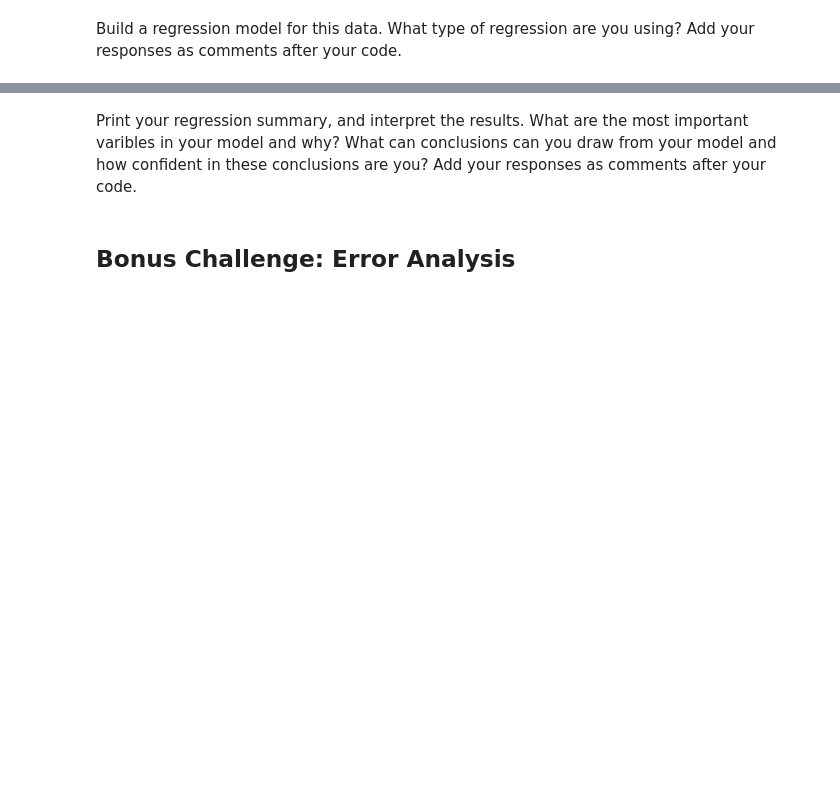
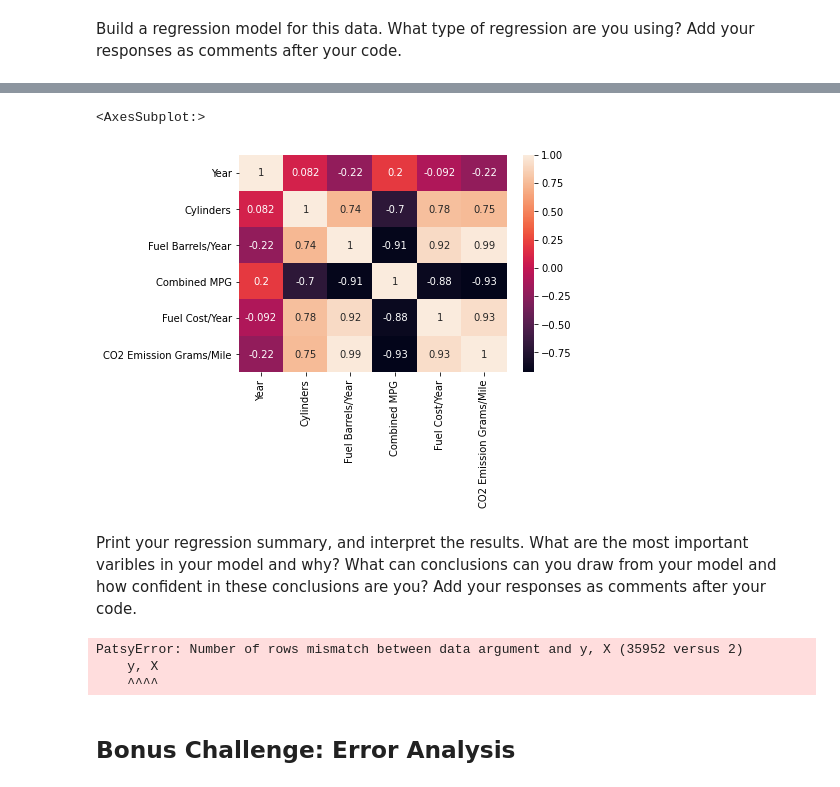
Before and after one commit to Ironhack-Data-Madrid-Febrero-2021/lab-regression-analysis, a Jupyter notebook: your-code.ipynb, the cells around one changed output, grey strips where cells are left out. Cells and saved outputs as stored; diff of their text form; code cells hidden in the pictures; blank space fills up the shorter version.

Commit message:
lab regression

```diff
--- a/your-code.ipynb
+++ b/your-code.ipynb
@@ -155,6 +155,7 @@ ax1.plot(df['Age'], model, lw=2)
 For the second part of this lab, we will use the vehicles.csv data set. You can find a copy of the dataset in the git hub folder. This dataset includes variables related to vehicle characteristics, including the model, make, and energy efficiency standards, as well as each car's CO2 emissions. As discussed in class the goal of this exercise is to predict vehicles' CO2 emissions based on several independent variables.
 # %%
 # Import any libraries you may need & the data
+df_vehicles = pd.read_csv('../lab-regression-analysis/vehicles.csv')
 # %% [markdown]
 Let's use the following variables for our analysis: Year, Cylinders, Fuel Barrels/Year, Combined MPG, and Fuel Cost/Year. We will use 'CO2 Emission Grams/Mile' as our outcome variable.
 
@@ -163,0 +163,2 @@ Calculate the correlations between each of these variables and the outcome. Whic
+# %%
+vehicles = df_vehicles[['Year', 'Cylinders', 'Fuel Barrels/Year', 'Combined MPG', 'Fuel Cost/Year', 'CO2 Emission Grams/Mile']]
@@ -167,0 +186,5 @@ Build a regression model for this data. What type of regression are you using? A
+# %%
+sns.heatmap(vehicles.corr(), annot=True)
+# %% [output]
+<AxesSubplot:>
+[figure, added]
@@ -172,3 +199,13 @@ Print your regression summary, and interpret the results. What are the most impo
+# %%
+X = vehicles["CO2 Emission Grams/Mile"]
+y = vehicles["Fuel Barrels/Year"]
+
+car_predictions = smf.ols('y, X', data=vehicles).fit()
+car_predictions.summary()
+# %% [output]
+PatsyError: Number of rows mismatch between data argument and y, X (35952 versus 2)
+    y, X
+    ^^^^
 # %% [markdown]
 ## Bonus Challenge: Error Analysis
 # %% [markdown]
```
Also changed, not shown: parts of 12 cells of this notebook.
